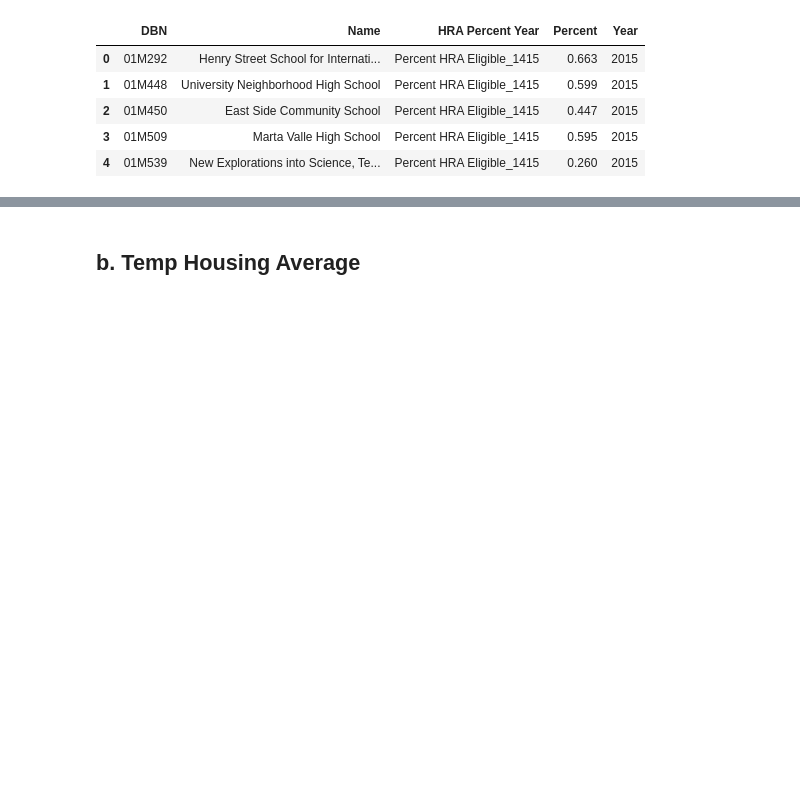
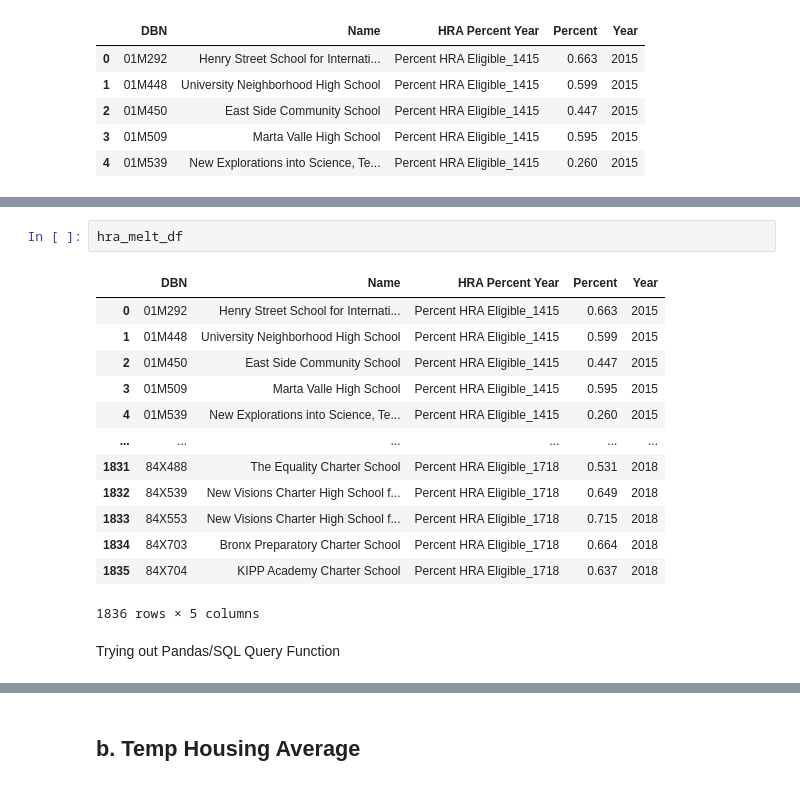
Before and after one commit to Colsai/DATA-601-Wan, a Jupyter notebook: DATA601_PRJ_3.ipynb, the cells around one changed output, grey strips where cells are left out. Saved outputs shown, nothing was run; the diff lists cells and outputs as text; blank space fills up the shorter version.

```diff
--- a/DATA601_PRJ_3.ipynb
+++ b/DATA601_PRJ_3.ipynb
@@ -635,0 +721,18 @@ sns.swarmplot(x = 'Year',
+# %%
+hra_melt_df
+# %% [output]
+|  | DBN | Name | HRA Percent Year | Percent | Year |
+| 0 | 01M292 | Henry Street School for Internati... | Percent HRA Eligible_1415 | 0.663 | 2015 |
+| 1 | 01M448 | University Neighborhood High School | Percent HRA Eligible_1415 | 0.599 | 2015 |
+| 2 | 01M450 | East Side Community School | Percent HRA Eligible_1415 | 0.447 | 2015 |
+| 3 | 01M509 | Marta Valle High School | Percent HRA Eligible_1415 | 0.595 | 2015 |
+| 4 | 01M539 | New Explorations into Science, Te... | Percent HRA Eligible_1415 | 0.260 | 2015 |
+| ... | ... | ... | ... | ... | ... |
+| 1831 | 84X488 | The Equality Charter School | Percent HRA Eligible_1718 | 0.531 | 2018 |
+| 1832 | 84X539 | New Visions Charter High School f... | Percent HRA Eligible_1718 | 0.649 | 2018 |
+| 1833 | 84X553 | New Visions Charter High School f... | Percent HRA Eligible_1718 | 0.715 | 2018 |
+| 1834 | 84X703 | Bronx Preparatory Charter School | Percent HRA Eligible_1718 | 0.664 | 2018 |
+| 1835 | 84X704 | KIPP Academy Charter School | Percent HRA Eligible_1718 | 0.637 | 2018 |
+1836 rows × 5 columns
+# %% [markdown]
+Trying out Pandas/SQL Query Function
```
Also changed, not shown: parts of 52 cells of this notebook.
